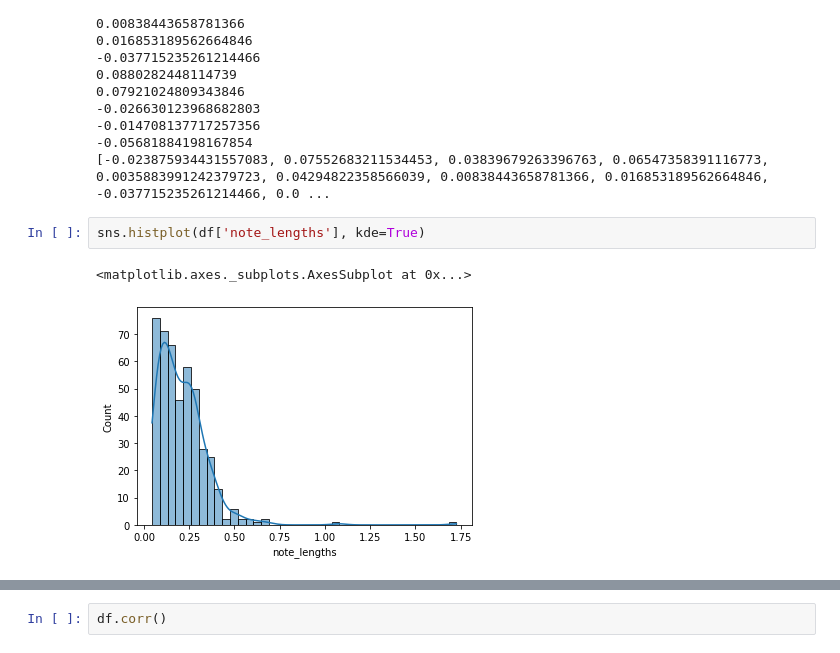
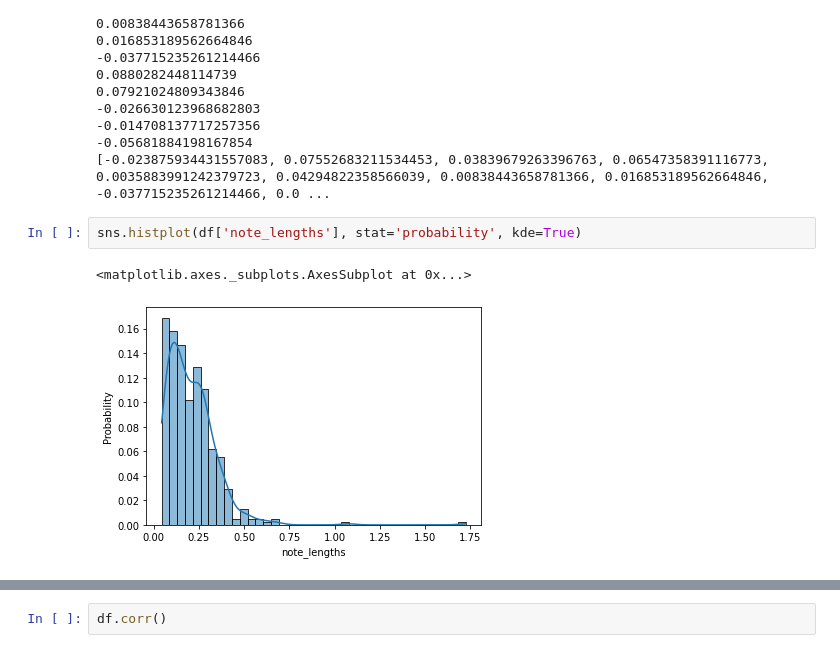
Before and after one commit to CameronDHarris/jazzflow, a Jupyter notebook: benWebsterBot.ipynb, the cells around one changed output, grey strips where cells are left out. Drawn from its saved outputs; the diff is of its cells as text.

```diff
--- a/benWebsterBot.ipynb
+++ b/benWebsterBot.ipynb
@@ -481,7 +436,7 @@ print(note_length_autocorr)
 -0.05681884198167854
 [-0.023875934431557083, 0.07552683211534453, 0.03839679263396763, 0.06547358391116773, 0.0035883991242379723, 0.04294822358566039, 0.00838443658781366, 0.016853189562664846, -0.037715235261214466, 0.0 ...
 # %%
-sns.histplot(df['note_lengths'], kde=True)
+sns.histplot(df['note_lengths'], stat='probability', kde=True)
 # %% [output]
 <matplotlib.axes._subplots.AxesSubplot at 0x...>
-[figure, old version]
+[figure, new version]
```
Also changed, not shown: parts of 47 cells of this notebook.
